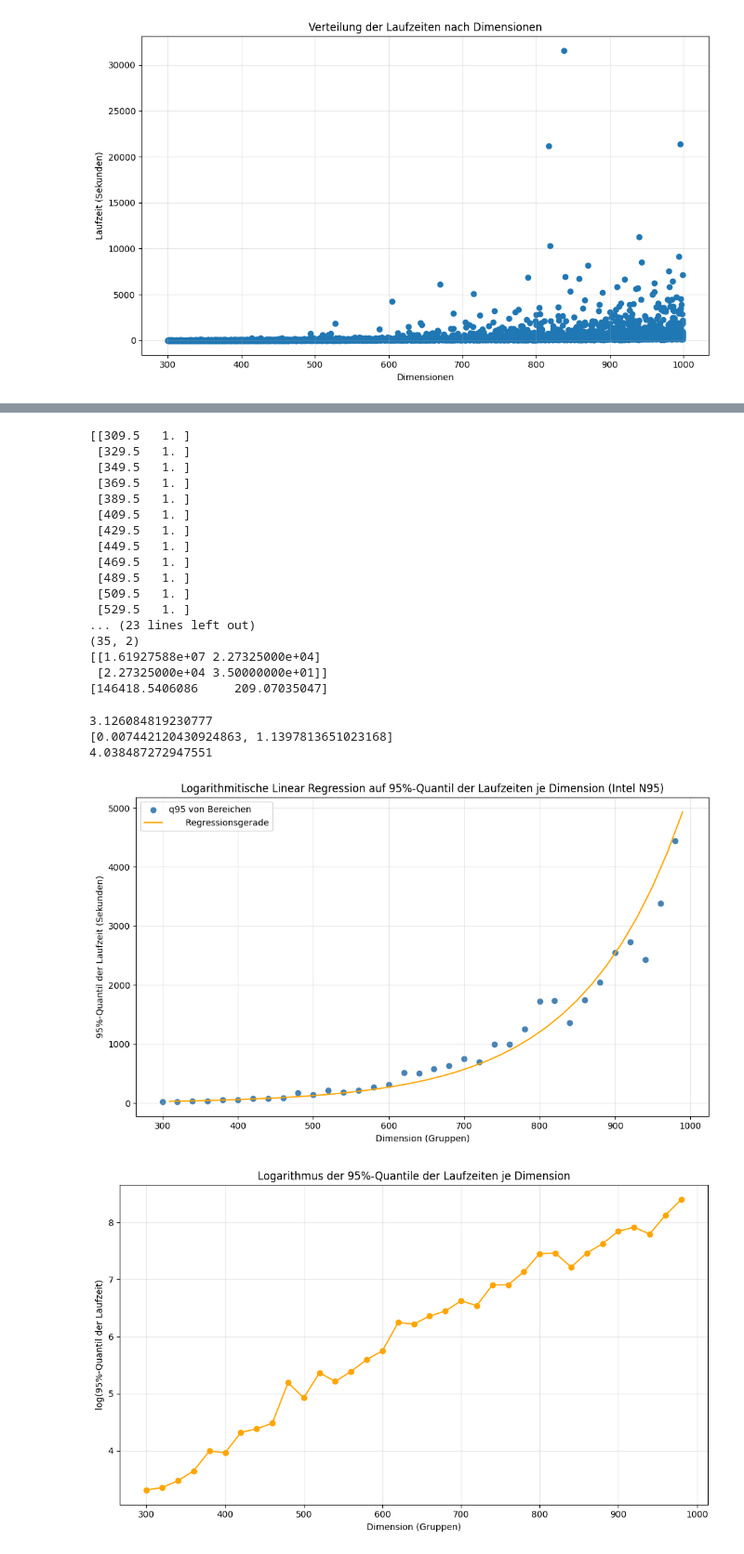
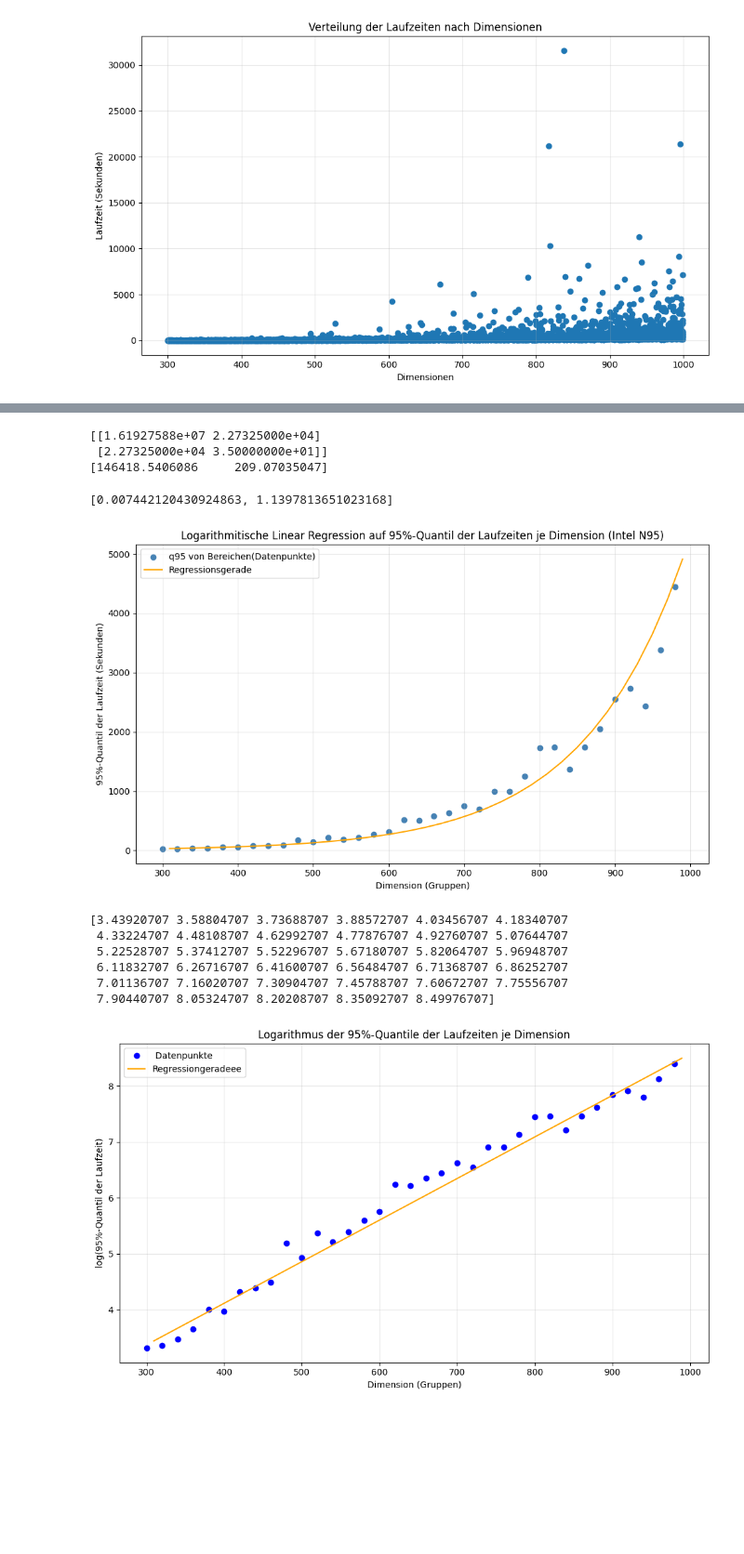
Before and after one commit to Linelle-7/TSP-Benchmark-Analysis, a Jupyter notebook: DatenAnalyse_fuer_TSP.ipynb, the cells around one changed output, grey strips where cells are left out. Shown at 93% size. Drawn from its saved outputs; the diff is of its cells as text; code cells hidden in the pictures; blank space fills up the shorter version.

```diff
--- a/DatenAnalyse_fuer_TSP.ipynb
+++ b/DatenAnalyse_fuer_TSP.ipynb
@@ -291,48 +307,31 @@ X=[((300+i*20 -20)+(300+i*20 -1))/2 for i in range(1,anzahl_Bereiche+1)]
 A=[X,[1 for _ in range(anzahl_Bereiche)]]
 y=np.array([a for a in np.log(quantiles.values)])
 A=np.array(A).T
-print(A)
-print(A.shape)
+# print(A)
+# print(A.shape)
 A_T=A.T
 Anew=A_T@A
 ynew=A_T@y
 print(Anew)
 print(ynew)
 # %% [output]
-[[309.5   1. ]
- [329.5   1. ]
- [349.5   1. ]
- [369.5   1. ]
- [389.5   1. ]
- [409.5   1. ]
- [429.5   1. ]
- [449.5   1. ]
- [469.5   1. ]
- [489.5   1. ]
- [509.5   1. ]
- [529.5   1. ]
-... (23 lines left out)
-(35, 2)
 [[1.61927588e+07 2.27325000e+04]
  [2.27325000e+04 3.50000000e+01]]
 [146418.5406086     209.07035047]
 # %%
 result=solve_linear_equation_system(Anew,ynew)
-lamda1= np.exp(result[1])
-print(lamda1)
-lamda2=result[0]
-f_x_=[lamda1*np.exp(lamda2*x) for x in X]
-
+#lamda1= np.exp(result[1])
+#print(lamda1)
+#lamda2=result[0]
+lambda1=3.114e+00; lambda2= 0.007442
+f_x_=[lambda1*np.exp(lambda2*x) for x in X]
 print(result)
-print(0.007442120430924863*389.5 +1.1397813651023168)
 # %% [output]
-3.126084819230777
 [0.007442120430924863, 1.1397813651023168]
-4.038487272947551
 # %%
 # Plot 95% quantile vs dimension
 plt.figure(figsize=(10, 6))
-plt.scatter(bins[:len(quantiles)], quantiles.values, color="steelblue", label="q95 von Bereichen")
+plt.scatter(bins[:len(quantiles)], quantiles.values, color="steelblue", label="q95 von Bereichen(Datenpunkte)")
 plt.plot(X,f_x_,linestyle="-", color="orange", label="Regressionsgerade")
 
 plt.xlabel("Dimension (Gruppen)")
@@ -344,16 +343,29 @@ plt.tight_layout()
 plt.savefig("LogLinearRegress.png")
 plt.show()
 # %% [output]
-[figure, old version]
+[figure, new version]
+# %%
+log_f_x=np.log(f_x_)
+print(log_f_x)
+# %% [output]
+[3.43920707 3.58804707 3.73688707 3.88572707 4.03456707 4.18340707
+ 4.33224707 4.48108707 4.62992707 4.77876707 4.92760707 5.07644707
+ 5.22528707 5.37412707 5.52296707 5.67180707 5.82064707 5.96948707
+ 6.11832707 6.26716707 6.41600707 6.56484707 6.71368707 6.86252707
+ 7.01136707 7.16020707 7.30904707 7.45788707 7.60672707 7.75556707
+ 7.90440707 8.05324707 8.20208707 8.35092707 8.49976707]
 # %%
 plt.figure(figsize=(10, 6))
-plt.plot(bins[:len(quantiles)], np.log(quantiles.values), marker="o", linestyle="-", color="orange")
+
+plt.plot(bins[:len(quantiles)], np.log(quantiles.values),"o", color="blue", label=" Datenpunkte")
+plt.plot(X, log_f_x,color="Orange", label="Regressiongeradeee" )
 plt.xlabel("Dimension (Gruppen)")
 plt.ylabel("log(95%-Quantil der Laufzeit)")
 plt.title("Logarithmus der 95%-Quantile der Laufzeiten je Dimension")
+plt.tight_layout()
+plt.savefig("Regress_quantile_log_plot.2.png")
 plt.grid(True, alpha=0.3)
-plt.tight_layout()
-plt.savefig("quantile_log_plot.2.png")
+plt.legend()
 plt.show()
 # %% [output]
-[figure, old version]
+[figure, new version]
```
Also changed, not shown: parts of 7 cells of this notebook, 8 other files.
